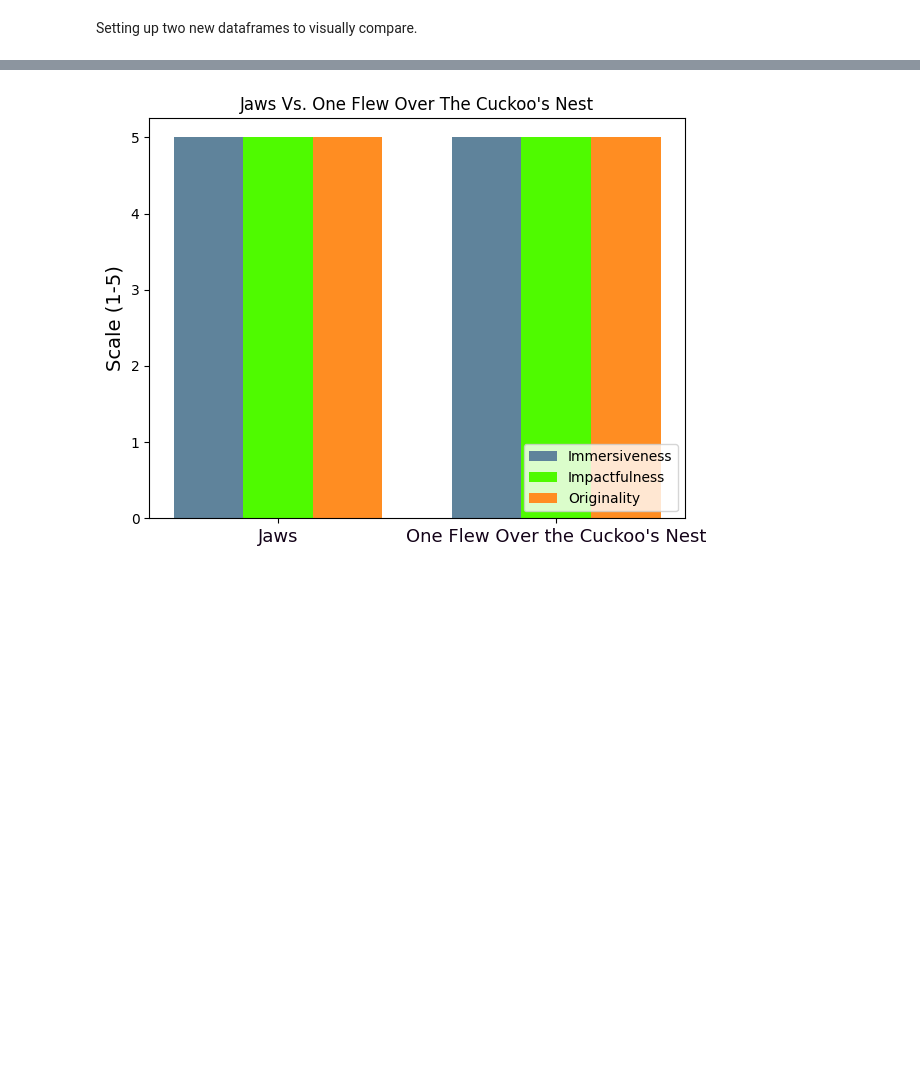
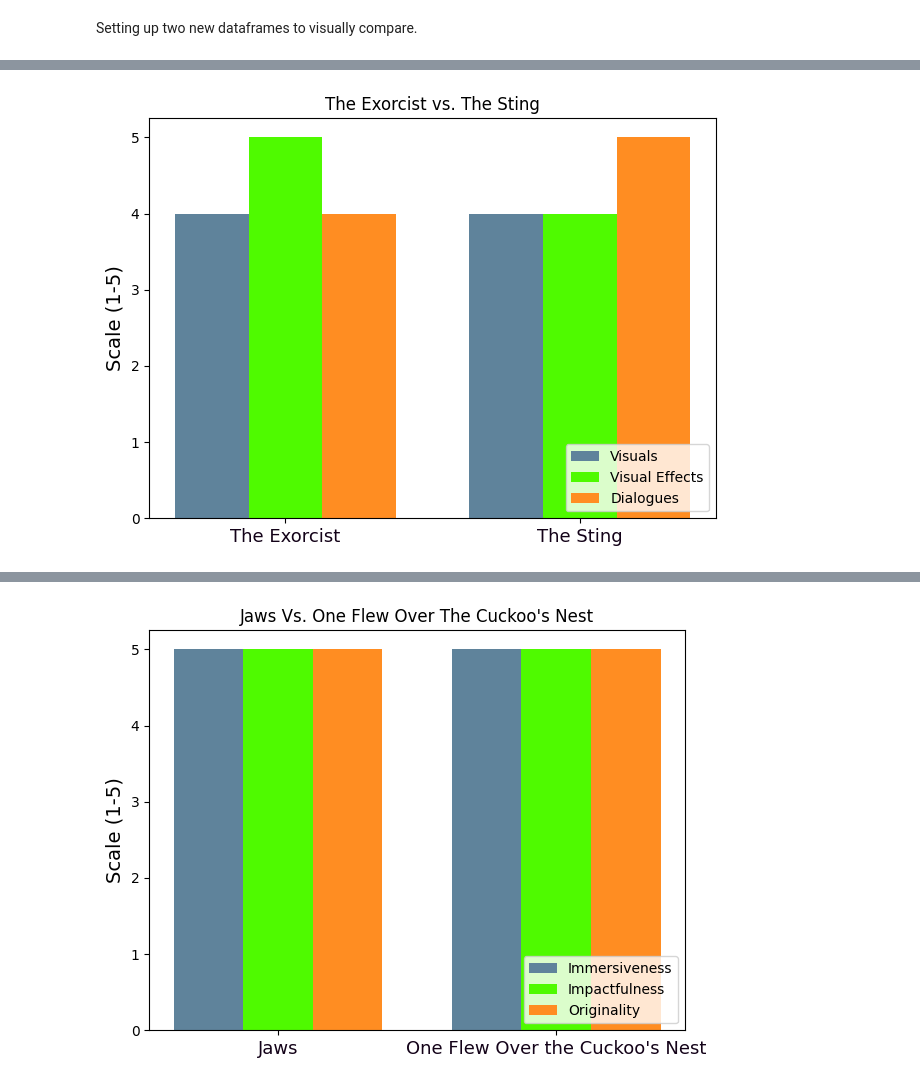
Before and after one commit to JessicaLindsey5514/The_Perfect_Horror_Movie, a Jupyter notebook: Notebooks/perfect_horror_movie.ipynb, the cells around one changed output, grey strips where cells are left out. Saved outputs shown, nothing was run; the diff lists cells and outputs as text; code cells hidden in the pictures; blank space fills up the shorter version.

```diff
--- a/Notebooks/perfect_horror_movie.ipynb
+++ b/Notebooks/perfect_horror_movie.ipynb
@@ -1838,0 +1900,29 @@ te_vs_ts = pd.concat([te_occurence, ts_occurence], axis=0)
+# %%
+#bars/height
+vis_1973 = te_vs_ts['visuals']
+visef_1973 = te_vs_ts['visual_effects']
+dia_1973 = te_vs_ts['dialogues']
+
+#sets
+n = len(cintitle)
+bar_width = 0.25
+x = np.arange(n)
+
+fig, ax = plt.subplots()
+ax.bar(x - bar_width, vis_1973, width=bar_width, label='Visuals', color="#5F839B")
+ax.bar(x, visef_1973, width=bar_width, label='Visual Effects', color="#4ffa00")
+ax.bar(x + bar_width, dia_1973, width=bar_width, label='Dialogues', color="#ff8d22")
+
+
+ax.set_xticks(x)
+ax.set_xticklabels(cintitle, color="#130218", fontsize= 13)
+ax.set_ylabel('Scale (1-5)', fontsize= 14)
+ax.set_title("The Exorcist vs. The Sting")
+ax.legend(loc= "lower right")
+
+plt.tight_layout()
+
+plt.savefig('../Visualizations/te_vs_tsVisDia.png')
+plt.show()
+# %% [output]
+[figure, added]
```
Also changed, not shown: parts of 13 cells of this notebook, 7 other files.
